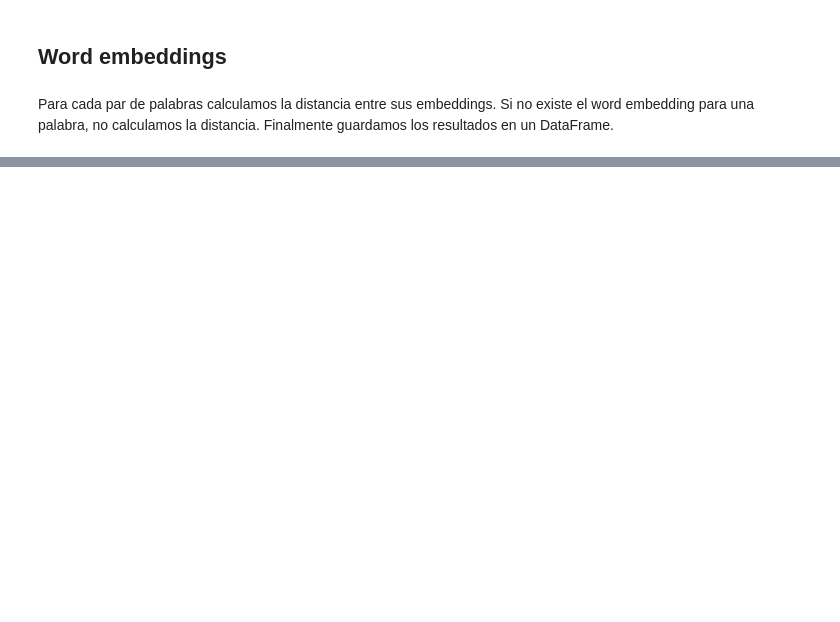
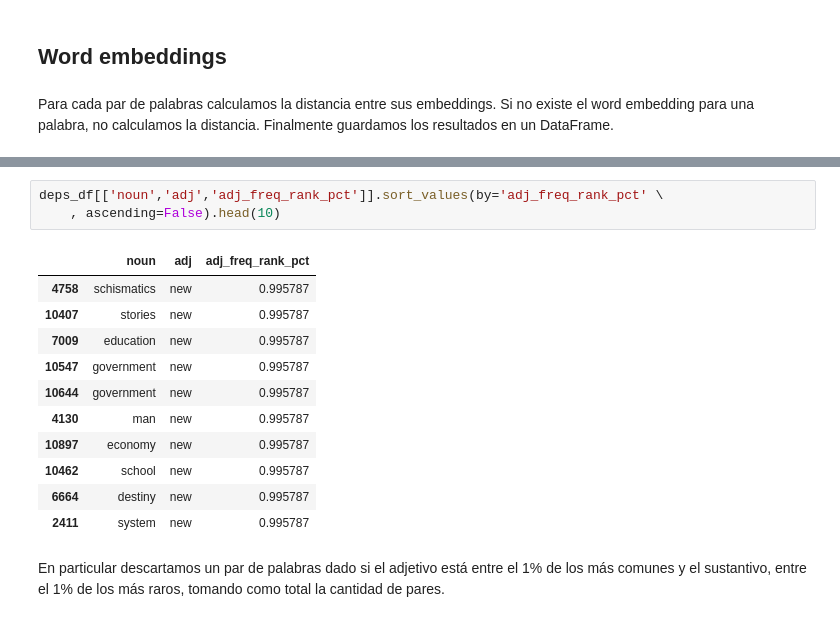
Before and after one commit to ftvalentini/misc-notebooks, a Jupyter notebook: borges_hipalages.ipynb, the cells around one changed output, grey strips where cells are left out. Saved outputs shown, nothing was run; the diff lists cells and outputs as text; blank space fills up the shorter version.

```diff
--- a/borges_hipalages.ipynb
+++ b/borges_hipalages.ipynb
@@ -367,0 +261,17 @@ print(deps[:5])
+# %%
+deps_df[['noun','adj','adj_freq_rank_pct']].sort_values(by='adj_freq_rank_pct' \
+    , ascending=False).head(10)
+# %% [output]
+|  | noun | adj | adj_freq_rank_pct |
+| 4758 | schismatics | new | 0.995787 |
+| 10407 | stories | new | 0.995787 |
+| 7009 | education | new | 0.995787 |
+| 10547 | government | new | 0.995787 |
+| 10644 | government | new | 0.995787 |
+| 4130 | man | new | 0.995787 |
+| 10897 | economy | new | 0.995787 |
+| 10462 | school | new | 0.995787 |
+| 6664 | destiny | new | 0.995787 |
+| 2411 | system | new | 0.995787 |
+# %% [markdown]
+En particular descartamos un par de palabras dado si el adjetivo está entre el 1% de los más comunes y el sustantivo, entre el 1% de los más raros, tomando como total la cantidad de pares.
```
Also changed, not shown: parts of 33 cells of this notebook.
